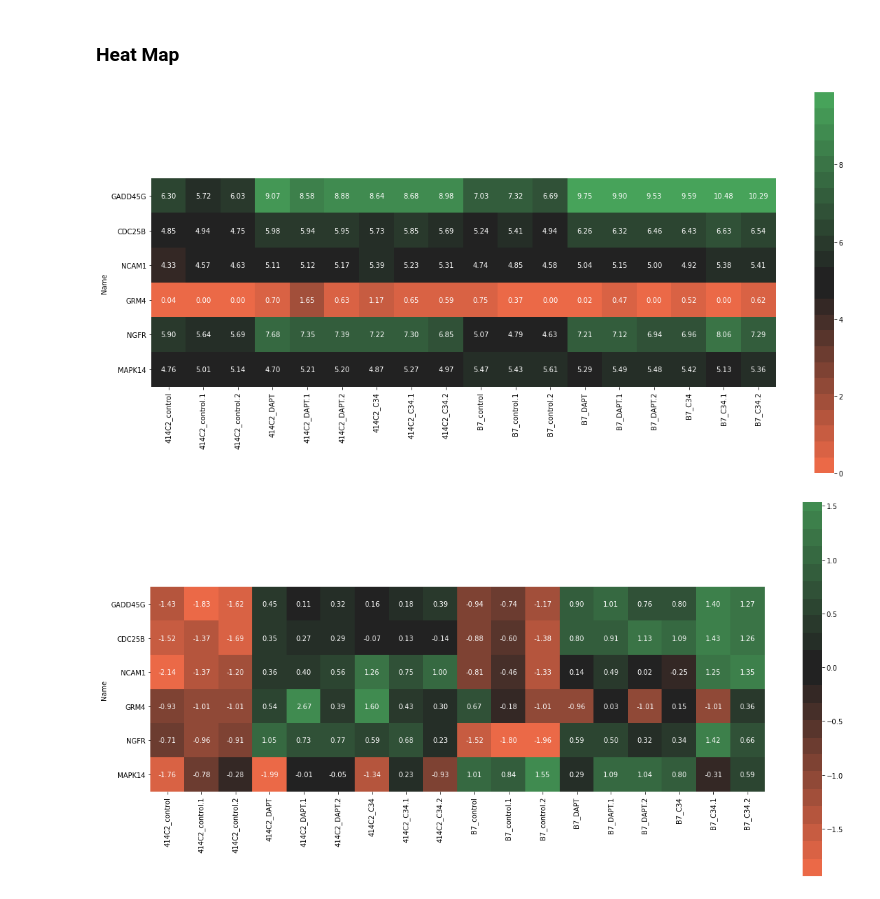
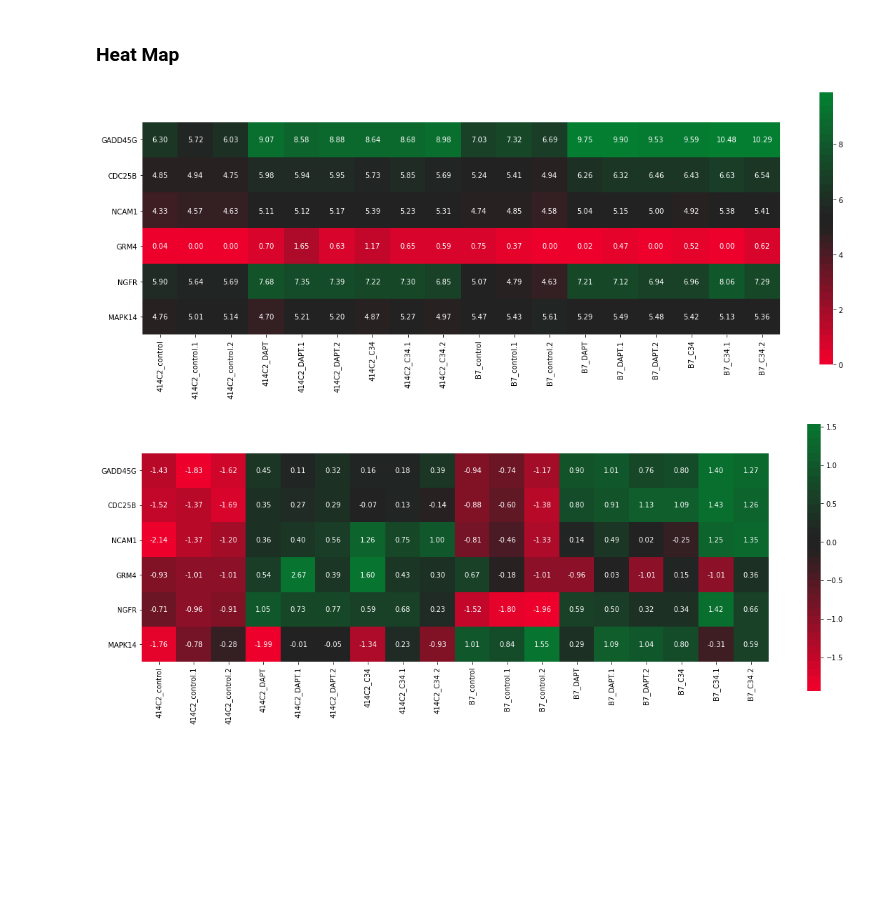
Before and after one commit to yo-aka-gene/neurite, a Jupyter notebook: Neurite.ipynb, the cells around one changed output. Drawn from its saved outputs; the diff is of its cells as text; code cells hidden in the pictures; blank space fills up the shorter version.

Commit message:
:recycle: refined figure design

```diff
--- a/Neurite.ipynb
+++ b/Neurite.ipynb
@@ -14,7 +14,7 @@ from scipy.stats import zscore
 CONFIG = {
     "data_dir": "./TPM.csv"
     , "genes": ["GADD45G", "CDC25B", "NCAM1", "GRM4", "NGFR", "MAPK14"]
-    , "color": sns.diverging_palette(20, 133, l=60, n=24, center="dark")
+    , "color": sns.diverging_palette(10, 133, l=50, s=100, n=40, center="dark")
 }
 # %%
 # Load Data
@@ -22,13 +22,14 @@ rawdata = pd.read_csv(CONFIG['data_dir'], index_col=0)
 # %%
 # Shape Data
 data = np.log2(rawdata+1)
+data.index.name=None
 # %%
 # TPM heatmap
 hTPM = data.loc[CONFIG["genes"], :]
 plt.figure(figsize=(20, 10))
-sns.heatmap(hTPM, cmap=CONFIG["color"], annot=True, fmt=".2f", square=True, robust=True)
+sns.heatmap(hTPM, cmap=CONFIG["color"], annot=True, fmt=".2f", square=True, robust=True, center=hTPM.mean().mean(), cbar=True, cbar_kws={"shrink": .7})
 plt.savefig("./HeatMap_TPM.png", facecolor="white", dpi=300, bbox_inches="tight", pad_inches=0.05)
 # %% [output]
-[figure, old version]
+[figure, new version]
 # %%
 # Calculating Z score
@@ -40,7 +37,7 @@ for i in range(number):
 # %%
 # Z score heat map
 plt.figure(figsize=(20, 10))
-sns.heatmap(Zdata, cmap=CONFIG["color"], annot=True, fmt=".2f", square=True, robust=True, center=0)
+sns.heatmap(Zdata, cmap=CONFIG["color"], annot=True, fmt=".2f", square=True, robust=True, center=0, cbar=True, cbar_kws={"shrink": .7})
 plt.savefig("./HeatMap_Zscore.png", facecolor="white", dpi=300, bbox_inches="tight", pad_inches=0.05)
 # %% [output]
-[figure, old version]
+[figure, new version]
```
Also changed, not shown: parts of 1 cell of this notebook, 2 other files.
